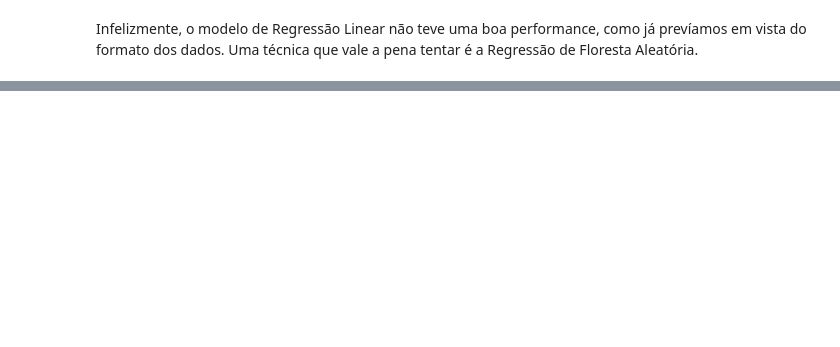
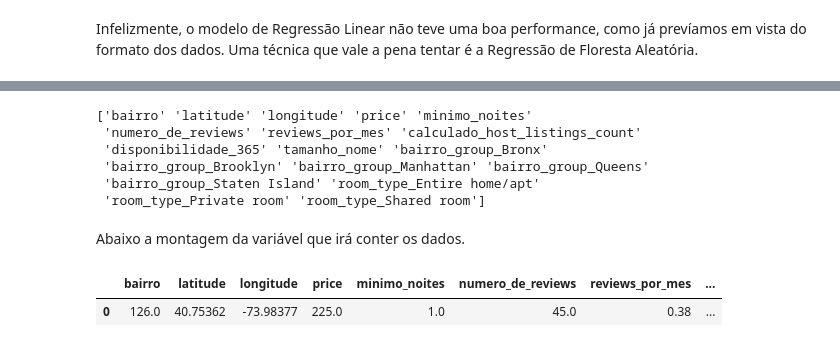
Before and after one commit to carneiro-fernando/lighthouse, a Jupyter notebook: Desafio_Lighthouse_DS.ipynb, the cells around one changed output, grey strips where cells are left out. Cells and saved outputs as stored; diff of their text form; code cells hidden in the pictures; blank space fills up the shorter version.

```diff
--- a/Desafio_Lighthouse_DS.ipynb
+++ b/Desafio_Lighthouse_DS.ipynb
@@ -743,0 +867,42 @@ Infelizmente, o modelo de Regressão Linear não teve uma boa performance, como
+# %%
+print(features_df.columns.values)
+# %% [output]
+['bairro' 'latitude' 'longitude' 'price' 'minimo_noites'
+ 'numero_de_reviews' 'reviews_por_mes' 'calculado_host_listings_count'
+ 'disponibilidade_365' 'tamanho_nome' 'bairro_group_Bronx'
+ 'bairro_group_Brooklyn' 'bairro_group_Manhattan' 'bairro_group_Queens'
+ 'bairro_group_Staten Island' 'room_type_Entire home/apt'
+ 'room_type_Private room' 'room_type_Shared room']
+# %% [markdown]
+Abaixo a montagem da variável que irá conter os dados.
+# %%
+imovel_df = pd.DataFrame(columns=features_df.columns.values)
+
+bairro_encoding = encoder.transform(['Midtown'])[0]
+
+imovel = {'bairro': bairro_encoding,
+          'latitude': 40.75362,
+          'longitude': -73.98377,
+          'price': 225,
+          'minimo_noites': 1,
+          'numero_de_reviews': 45,
+          'reviews_por_mes': 0.38,
+          'calculado_host_listings_count': 2,
+          'disponibilidade_365': 355,
+          'tamanho_nome': len('Skylit Midtown Castle'),
+          'bairro_group_Bronx': 0,
+          'bairro_group_Brooklyn': 0,
+          'bairro_group_Manhattan': 1,
+          'bairro_group_Queens': 0,
+          'bairro_group_Staten Island': 0,
+          'room_type_Entire home/apt': 1,
+          'room_type_Private room': 0,
+          'room_type_Shared room': 0
+          }
+
+imovel_df = imovel_df.append(imovel, ignore_index=True)
+
+imovel_df.head()
+# %% [output]
+|  | bairro | latitude | longitude | price | minimo_noites | numero_de_reviews | reviews_por_mes | ... |
+| 0 | 126.0 | 40.75362 | -73.98377 | 225.0 | 1.0 | 45.0 | 0.38 | ... |
```
Also changed, not shown: parts of 46 cells of this notebook.
